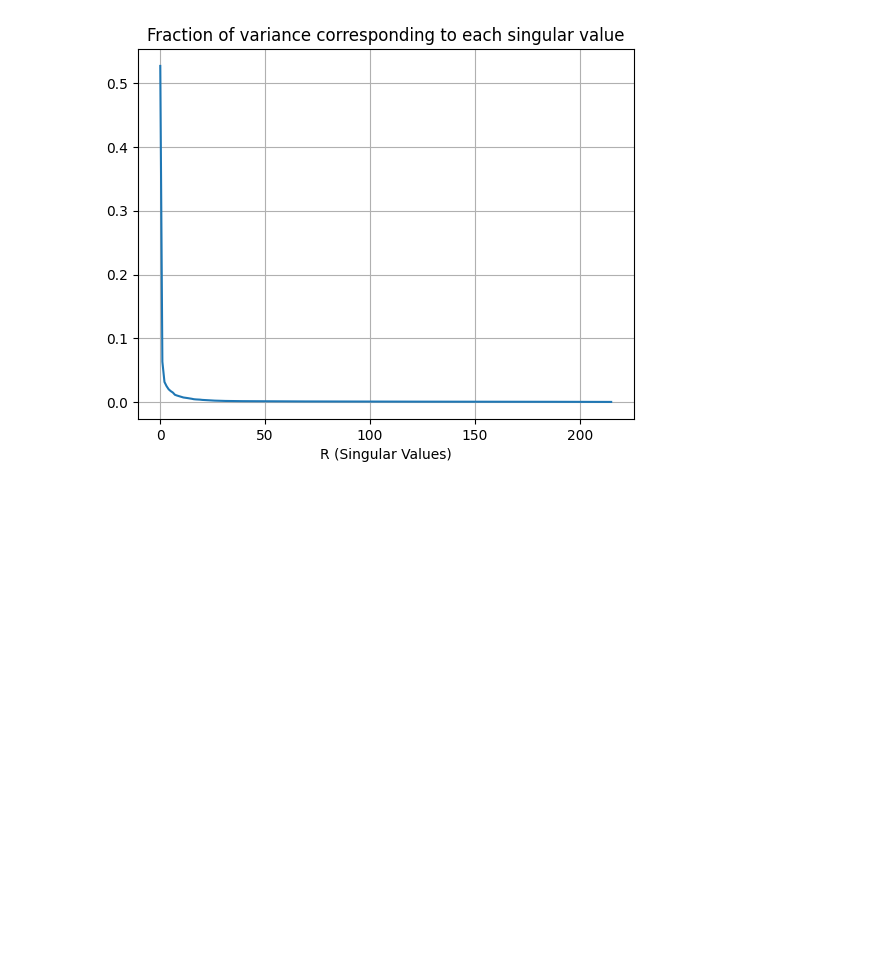
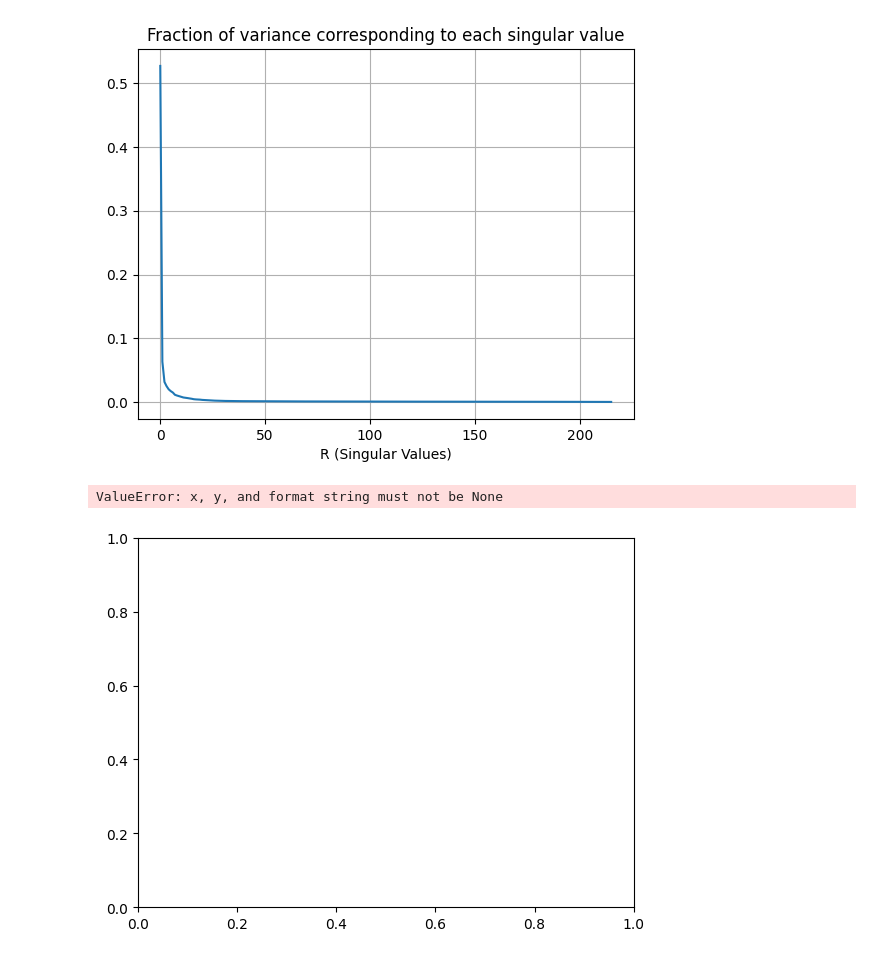
Before and after one commit to hrelosim/AM170B_Spring23, a Jupyter notebook: hw2/AM170B_hw2_lab.ipynb, the cells around one changed output. Cells and saved outputs as stored; diff of their text form; code cells hidden in the pictures; blank space fills up the shorter version.

Commit message:
question 2

```diff
--- a/hw2/AM170B_hw2_lab.ipynb
+++ b/hw2/AM170B_hw2_lab.ipynb
@@ -58,3 +58,20 @@ plt.grid()
 #3. Find the two first principal components. Note that the ith principal component is calculated by:
 # %%
 # II Signal decomposition.
+
+#Question 1
+#Download mixed_signals.csv from Canvas.
+
+#Load Data Set
+df_2 = pd.read_csv('mixed_signals.csv')      #mixed_signals ds
+
+#take out features
+mix_sig = df_2.drop(columns = ['Unnamed: 0'],inplace = True)
+# %%
+#mix_sig
+#df_2
+
+plt.plot(mix_sig)
+# %% [output]
+ValueError: x, y, and format string must not be None
+[figure, added]
```
Also changed, not shown: parts of 1 cell of this notebook.
